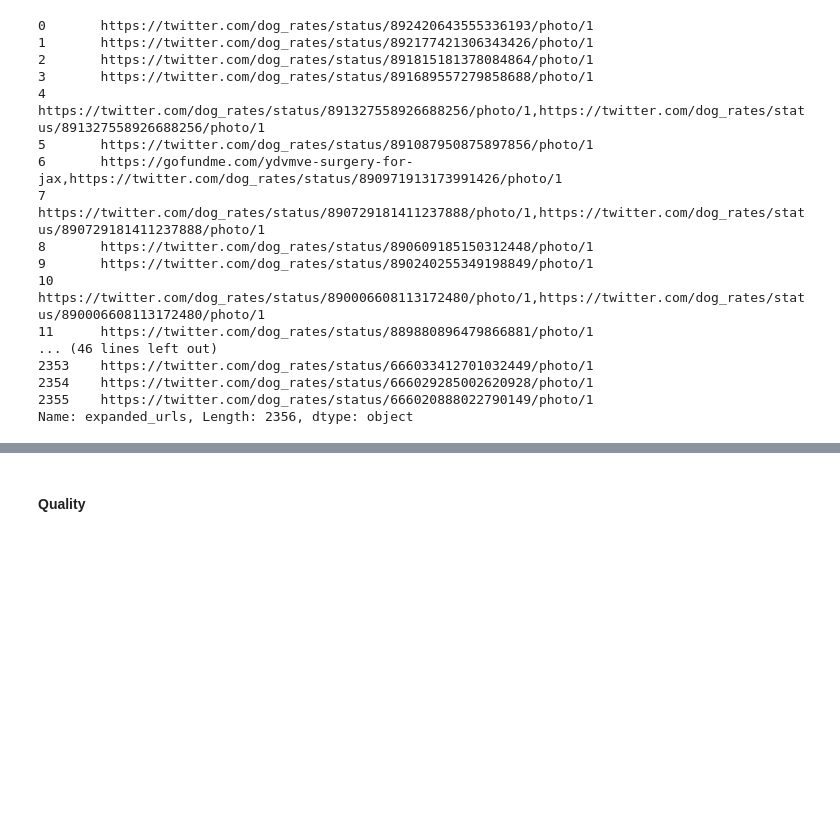
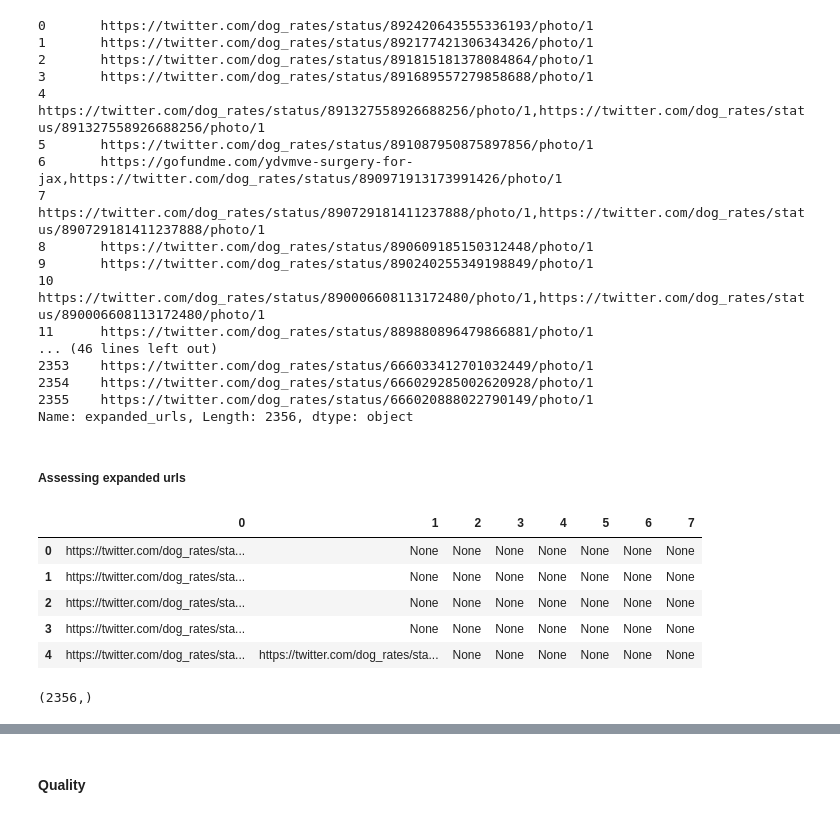
Before and after one commit to ordepzero/weratedogs_tweet_analysis, a Jupyter notebook: wrangle_act.ipynb, the cells around one changed output, grey strips where cells are left out. Saved outputs shown, nothing was run; the diff lists cells and outputs as text; code cells hidden in the pictures; blank space fills up the shorter version.

```diff
--- a/wrangle_act.ipynb
+++ b/wrangle_act.ipynb
@@ -237,3 +248,20 @@ Name: expanded_urls, Length: 2356, dtype: object
 # %%
 a = 'https://twitter.com/dog_rates/status/888804989199671297/photo/1'
 b = 'https://twitter.com/dog_rates/status/888804989199671297/photo/1'
+# %% [markdown]
+##### Assessing expanded urls
+# %%
+temp = df_twitter['expanded_urls'].str.split(",", n = -1, expand = True)
+# %%
+temp.head()
+# %% [output]
+|  | 0 | 1 | 2 | 3 | 4 | 5 | 6 | 7 |
+| 0 | https://twitter.com/dog_rates/sta... | None | None | None | None | None | None | None |
+| 1 | https://twitter.com/dog_rates/sta... | None | None | None | None | None | None | None |
+| 2 | https://twitter.com/dog_rates/sta... | None | None | None | None | None | None | None |
+| 3 | https://twitter.com/dog_rates/sta... | None | None | None | None | None | None | None |
+| 4 | https://twitter.com/dog_rates/sta... | https://twitter.com/dog_rates/sta... | None | None | None | None | None | None |
+# %%
+temp_df_twitter
+# %% [output]
+(2356,)
```
Also changed, not shown: parts of 48 cells of this notebook.
